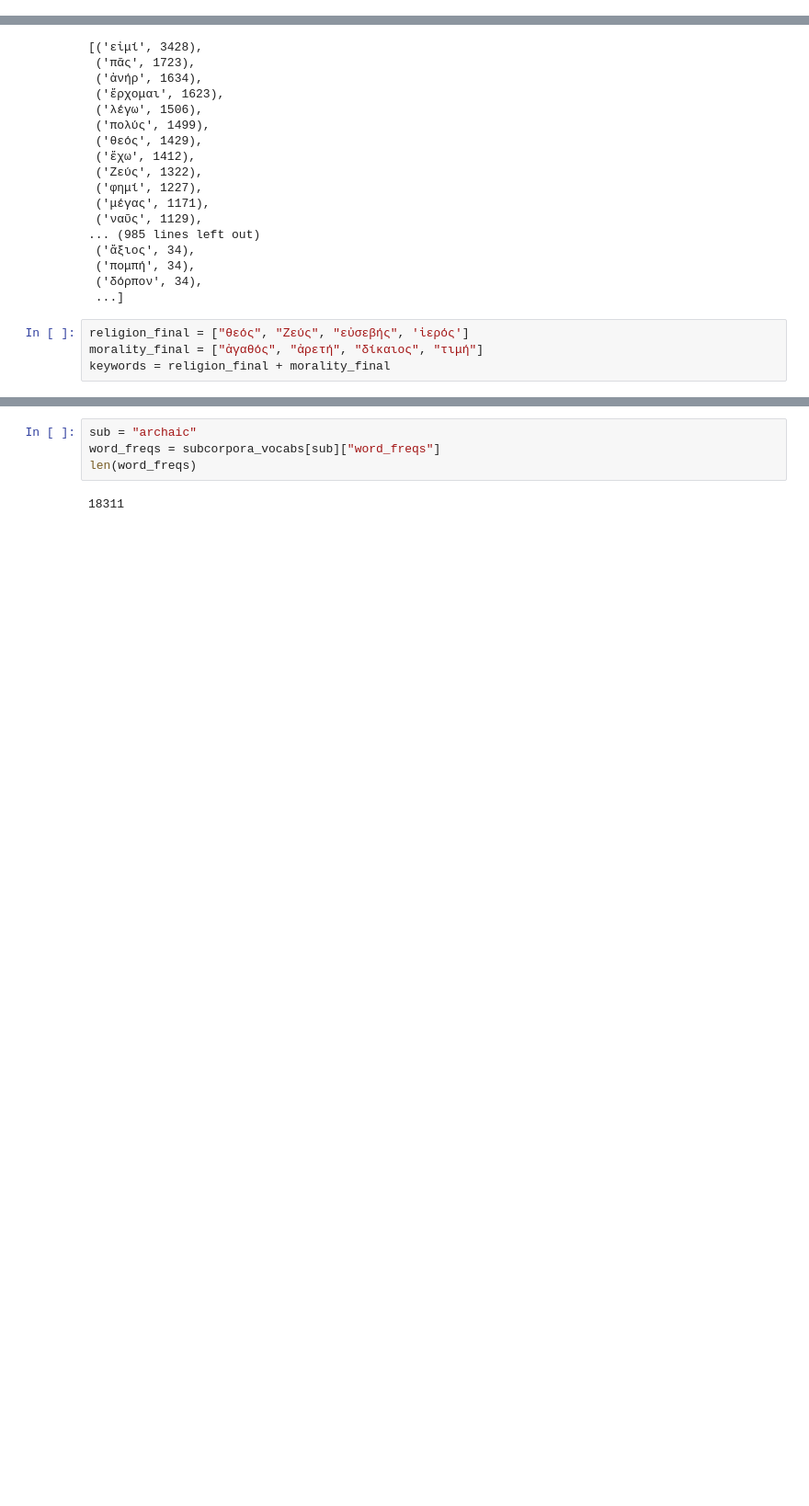
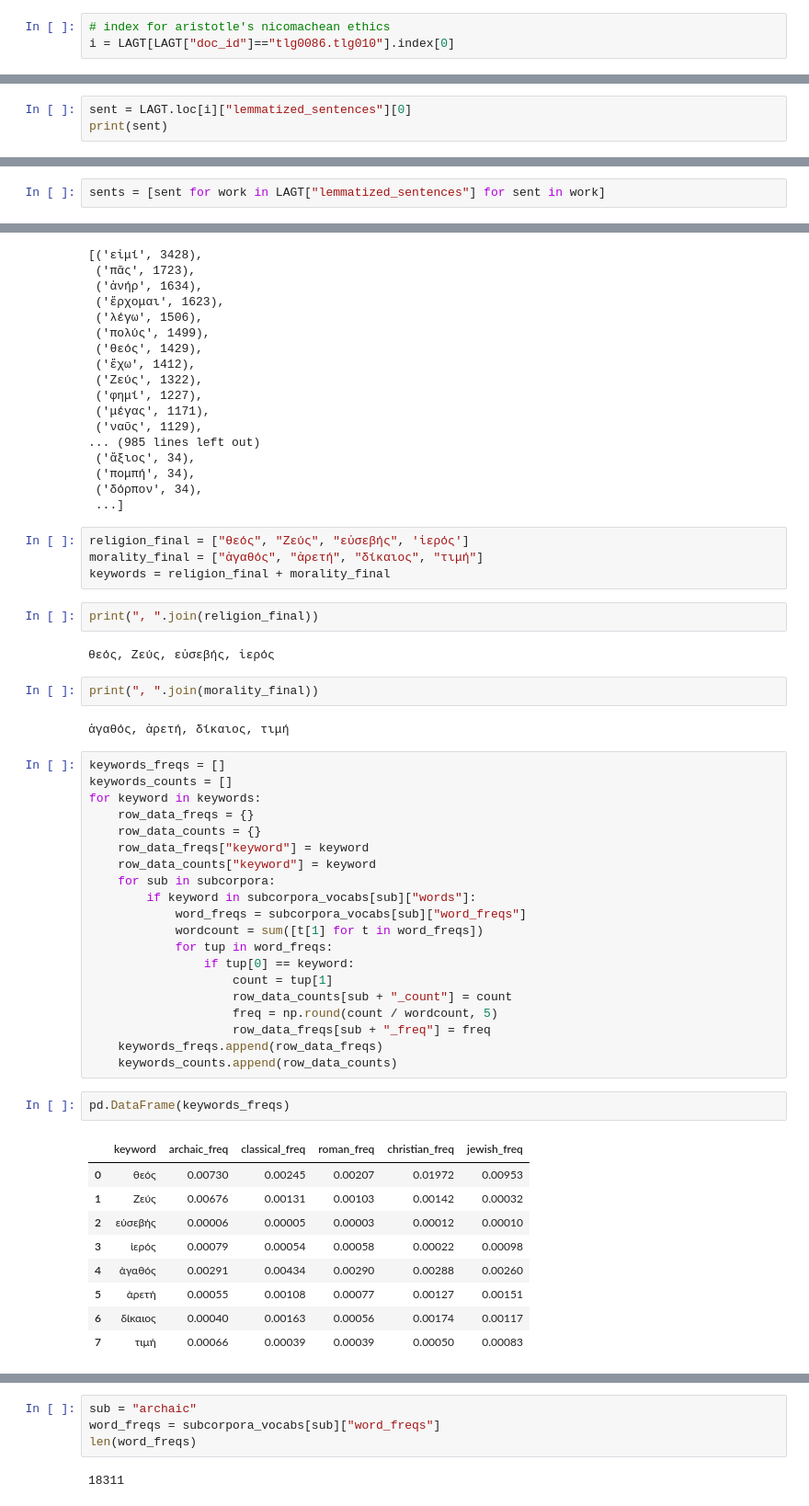
Before and after one commit to kasev/theos, a Jupyter notebook: scripts/1_lagt_ngrams_extraction+explorations.ipynb, the cells around one changed output, grey strips where cells are left out. Shown at 92% size. Cells and saved outputs as stored; diff of their text form; blank space fills up the shorter version.

```diff
--- a/scripts/1_lagt_ngrams_extraction+explorations.ipynb
+++ b/scripts/1_lagt_ngrams_extraction+explorations.ipynb
@@ -130,0 +159,3 @@ pickle.dump(ids_lines, open("../data/ids_lines_wide.pickle", "wb"))
+# %%
+# index for aristotle's nicomachean ethics
+i = LAGT[LAGT["doc_id"]=="tlg0086.tlg010"].index[0]
@@ -130,0 +170,3 @@ pickle.dump(ids_lines, open("../data/ids_lines_wide.pickle", "wb"))
+# %%
+sent = LAGT.loc[i]["lemmatized_sentences"][0]
+print(sent)
@@ -279,5 +358,7 @@ translated_df.to_json("../data/translated_df_freqs.json")
 # %% [markdown]
 # Preparing vocabularies
+# %%
+sents = [sent for work in LAGT["lemmatized_sentences"] for sent in work]
 # %%
 word_freqs, words, vocabulary = get_vocab(sents)
 # %%
@@ -329,3 +410,43 @@ subcorpora_vocabs["archaic"]["word_freqs"]
 religion_final = ["θεός", "Ζεύς", "εὐσεβής", 'ἱερός']
 morality_final = ["ἀγαθός", "ἀρετή", "δίκαιος", "τιμή"]
 keywords = religion_final + morality_final
+# %%
+print(", ".join(religion_final))
+# %% [output]
+θεός, Ζεύς, εὐσεβής, ἱερός
+# %%
+print(", ".join(morality_final))
+# %% [output]
+ἀγαθός, ἀρετή, δίκαιος, τιμή
+# %%
+keywords_freqs = []
+keywords_counts = []
+for keyword in keywords:
+    row_data_freqs = {}
+    row_data_counts = {}
+    row_data_freqs["keyword"] = keyword
+    row_data_counts["keyword"] = keyword
+    for sub in subcorpora:
+        if keyword in subcorpora_vocabs[sub]["words"]:
+            word_freqs = subcorpora_vocabs[sub]["word_freqs"]
+            wordcount = sum([t[1] for t in word_freqs])
+            for tup in word_freqs:
+                if tup[0] == keyword:
+                    count = tup[1]
+                    row_data_counts[sub + "_count"] = count
+                    freq = np.round(count / wordcount, 5)
+                    row_data_freqs[sub + "_freq"] = freq
+    keywords_freqs.append(row_data_freqs)
+    keywords_counts.append(row_data_counts)
+# %%
+pd.DataFrame(keywords_freqs)
+# %% [output]
+|  | keyword | archaic_freq | classical_freq | roman_freq | christian_freq | jewish_freq |
+| 0 | θεός | 0.00730 | 0.00245 | 0.00207 | 0.01972 | 0.00953 |
+| 1 | Ζεύς | 0.00676 | 0.00131 | 0.00103 | 0.00142 | 0.00032 |
+| 2 | εὐσεβής | 0.00006 | 0.00005 | 0.00003 | 0.00012 | 0.00010 |
+| 3 | ἱερός | 0.00079 | 0.00054 | 0.00058 | 0.00022 | 0.00098 |
+| 4 | ἀγαθός | 0.00291 | 0.00434 | 0.00290 | 0.00288 | 0.00260 |
+| 5 | ἀρετή | 0.00055 | 0.00108 | 0.00077 | 0.00127 | 0.00151 |
+| 6 | δίκαιος | 0.00040 | 0.00163 | 0.00056 | 0.00174 | 0.00117 |
+| 7 | τιμή | 0.00066 | 0.00039 | 0.00039 | 0.00050 | 0.00083 |
```
Also changed, not shown: parts of 24 cells of this notebook, 12 other files.
